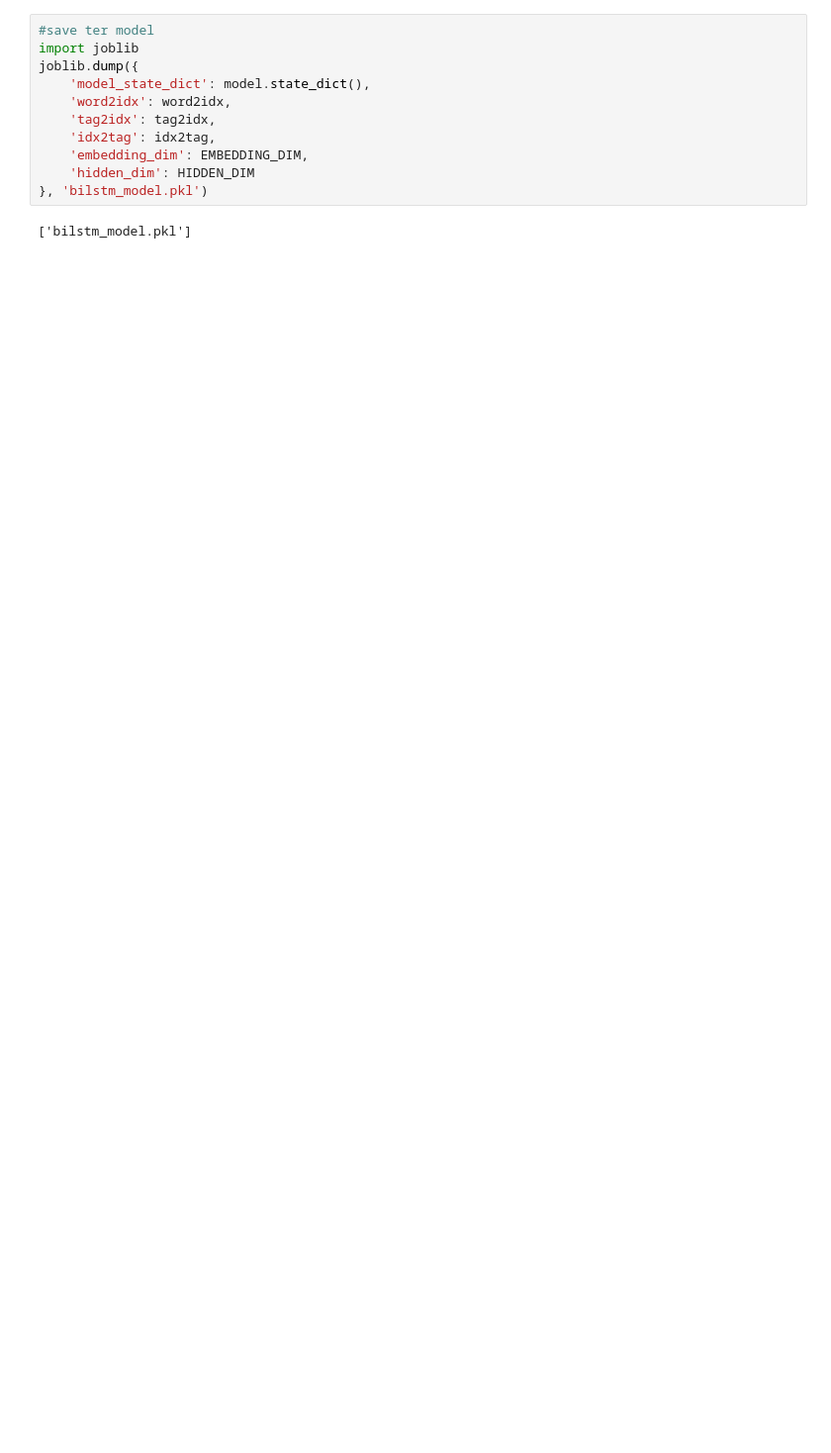
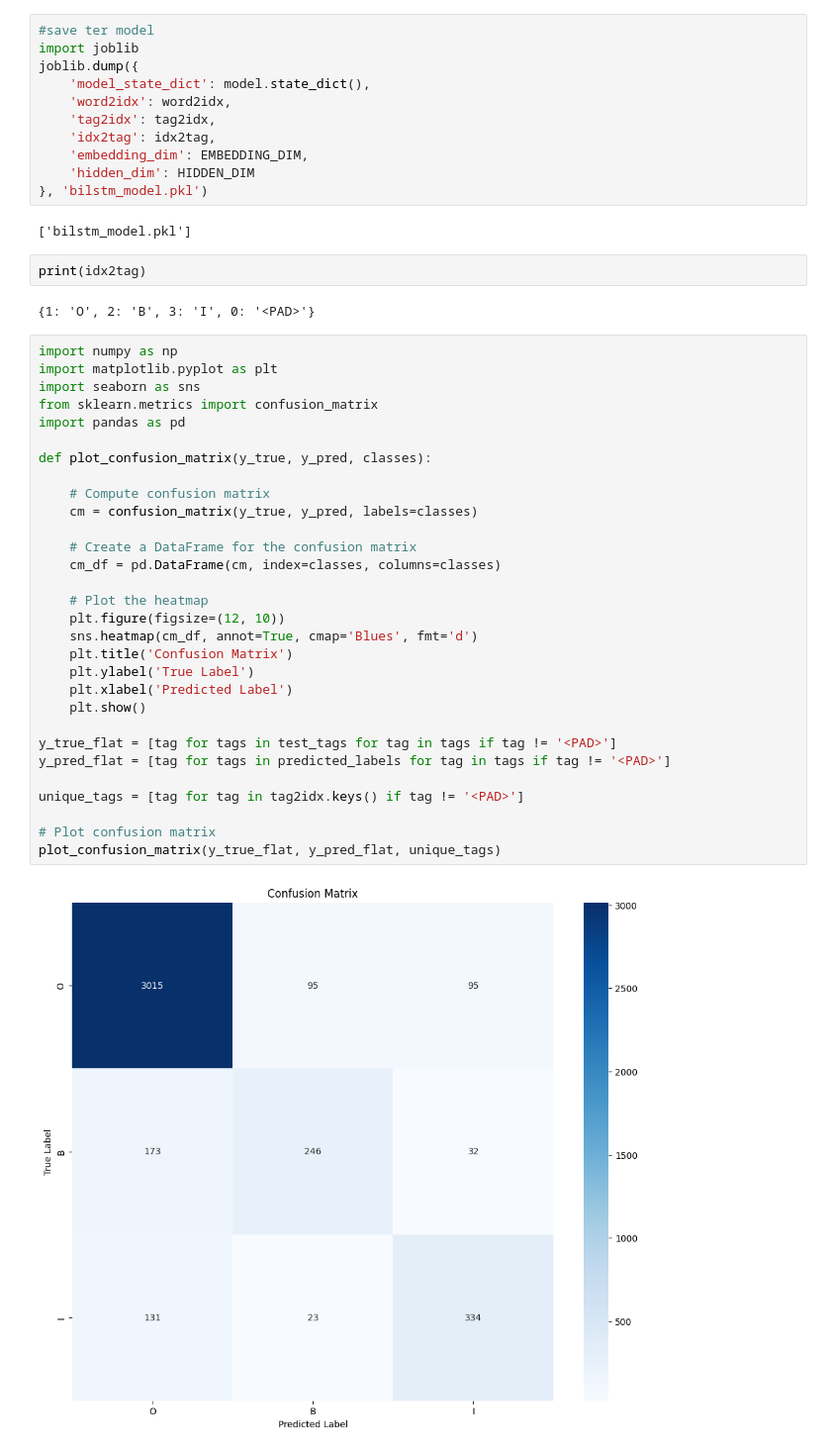
Before and after one commit to SoLitaP/NLP-NER, a Jupyter notebook: data_annotation.ipynb, the cells around one changed output. Shown: that part at 99% size. Drawn from its saved outputs; the diff is of its cells as text; blank space fills up the shorter version.

```diff
--- a/data_annotation.ipynb
+++ b/data_annotation.ipynb
@@ -548,3 +548,39 @@ joblib.dump({
 }, 'bilstm_model.pkl')
 # %% [output]
 ['bilstm_model.pkl']
+# %%
+print(idx2tag)
+# %% [output]
+{1: 'O', 2: 'B', 3: 'I', 0: '<PAD>'}
+# %%
+import numpy as np
+import matplotlib.pyplot as plt
+import seaborn as sns
+from sklearn.metrics import confusion_matrix
+import pandas as pd
+
+def plot_confusion_matrix(y_true, y_pred, classes):
+
+    # Compute confusion matrix
+    cm = confusion_matrix(y_true, y_pred, labels=classes)
+
+    # Create a DataFrame for the confusion matrix
+    cm_df = pd.DataFrame(cm, index=classes, columns=classes)
+
+    # Plot the heatmap
+    plt.figure(figsize=(12, 10))
+    sns.heatmap(cm_df, annot=True, cmap='Blues', fmt='d')
+    plt.title('Confusion Matrix')
+    plt.ylabel('True Label')
+    plt.xlabel('Predicted Label')
+    plt.show()
+
+y_true_flat = [tag for tags in test_tags for tag in tags if tag != '<PAD>']
+y_pred_flat = [tag for tags in predicted_labels for tag in tags if tag != '<PAD>']
+
+unique_tags = [tag for tag in tag2idx.keys() if tag != '<PAD>']
+
+# Plot confusion matrix
+plot_confusion_matrix(y_true_flat, y_pred_flat, unique_tags)
+# %% [output]
+[figure, added]
```
Also changed, not shown: parts of 2 cells of this notebook, 2 other files.
